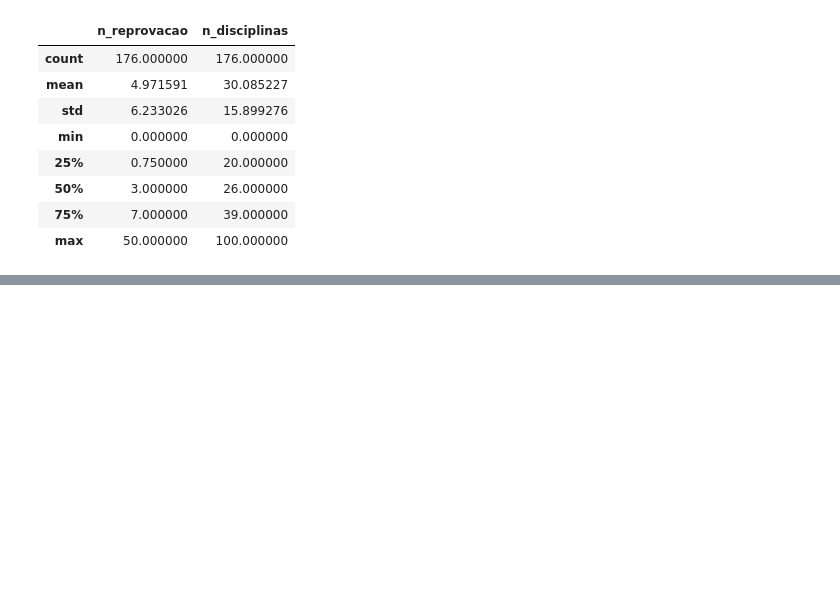
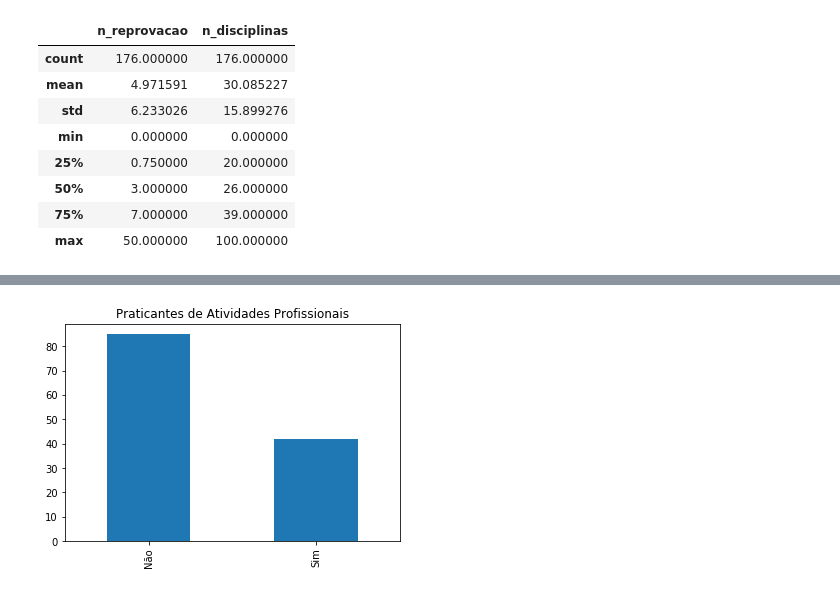
Before and after one commit to dwahast/UFPel_stats, a Jupyter notebook: Analise.ipynb, the cells around one changed output, grey strips where cells are left out. Cells and saved outputs as stored; diff of their text form; code cells hidden in the pictures; blank space fills up the shorter version.

```diff
--- a/Analise.ipynb
+++ b/Analise.ipynb
@@ -74,0 +183,6 @@ for media in df.media:
+# %%
+df_comp.atividade_prof.value_counts().plot.bar()
+plt.title('Praticantes de Atividades Profissionais')
+plt.show()
+# %% [output]
+[figure, added]
```
Also changed, not shown: parts of 24 cells of this notebook, 3 other files.
